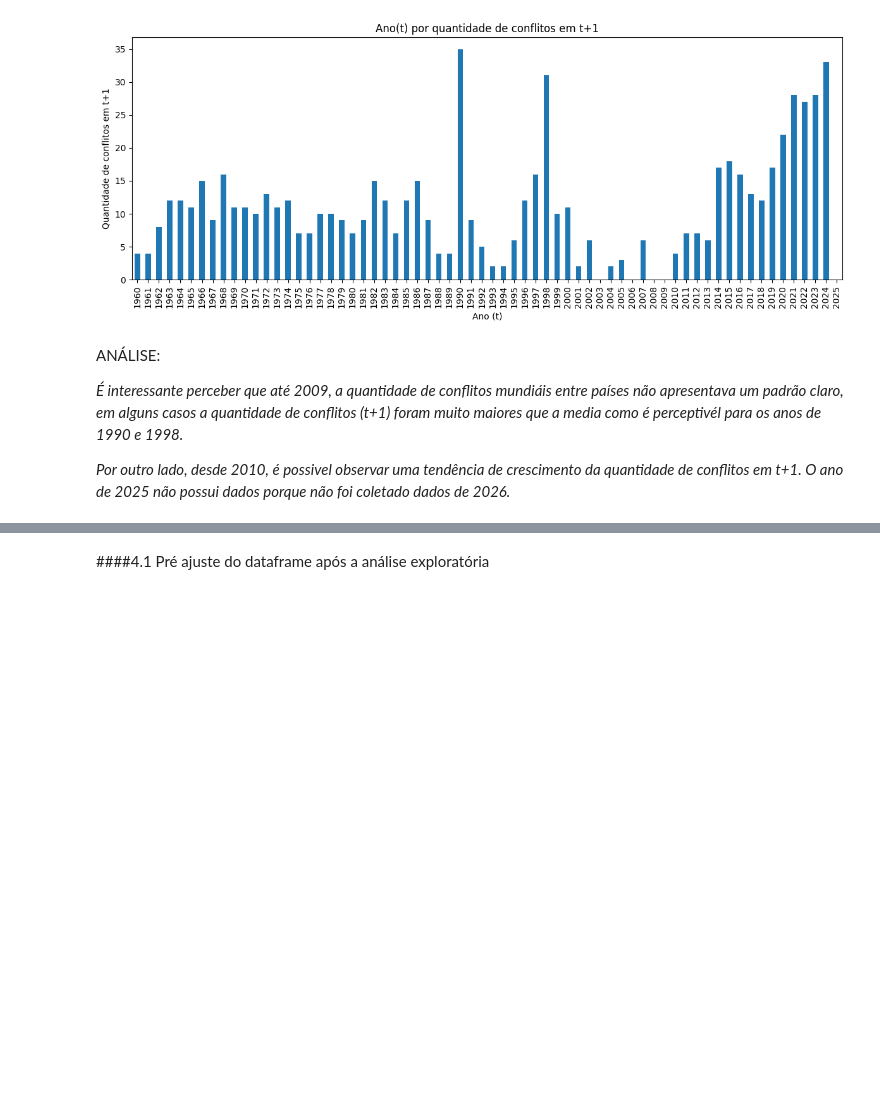
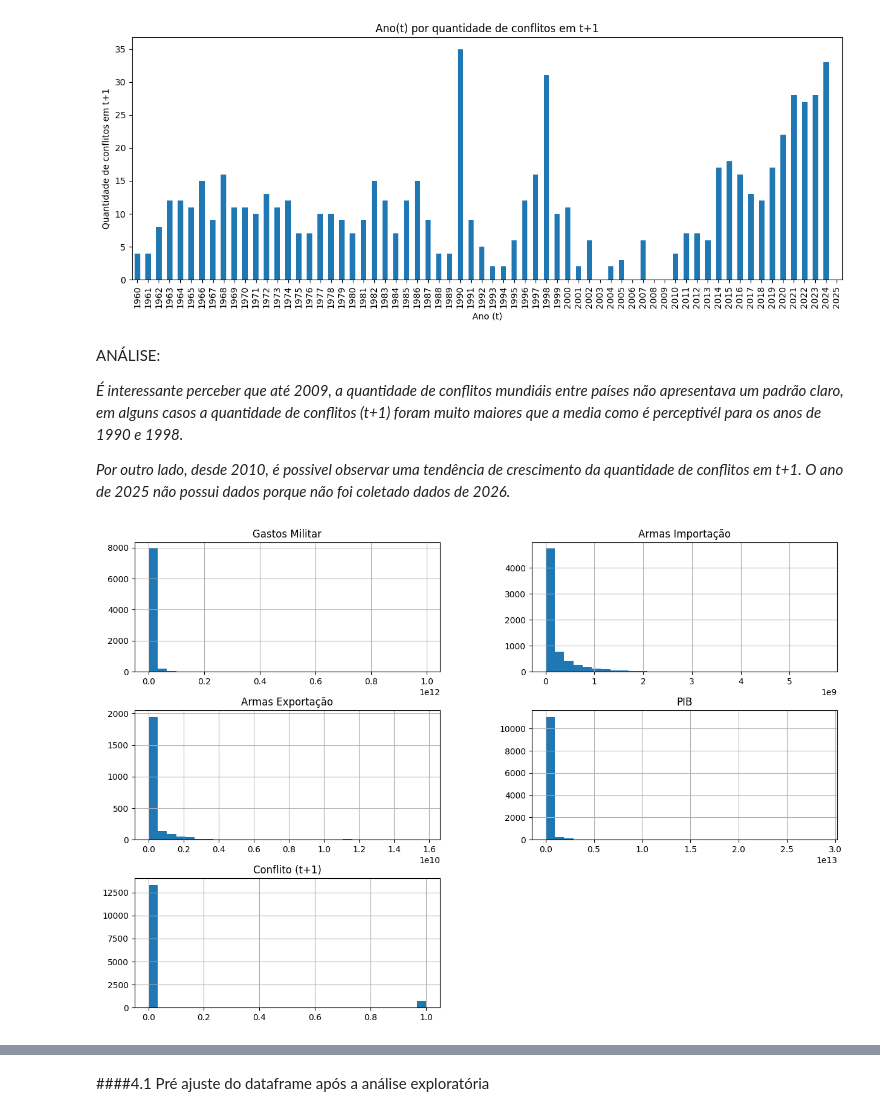
Before and after one commit to marcelastein/MVP-Classificacao_conflitos_militares, a Jupyter notebook: MVP_ML_Classificacao_de_conflitos.ipynb, the cells around one changed output, grey strips where cells are left out. Drawn from its saved outputs; the diff is of its cells as text; code cells hidden in the pictures; blank space fills up the shorter version.

```diff
--- a/MVP_ML_Classificacao_de_conflitos.ipynb
+++ b/MVP_ML_Classificacao_de_conflitos.ipynb
@@ -623,3 +619,14 @@ ANÁLISE:
 *É interessante perceber que até 2009, a quantidade de conflitos mundiáis entre países não apresentava um padrão claro, em alguns casos a quantidade de conflitos (t+1) foram muito maiores que a media como é perceptivél para os anos de 1990 e 1998.*
 
 *Por outro lado, desde 2010, é possivel observar uma tendência de crescimento da quantidade de conflitos em t+1. O ano de 2025 não possui dados porque não foi coletado dados de 2026.*
+# %%
+num_cols = df_base.columns[3:-1]
+
+df_base[num_cols].hist(
+    figsize=(15,10),
+    bins=30
+)
+
+plt.show()
+# %% [output]
+[figure, added]
```
Also changed, not shown: parts of 14 cells of this notebook.
